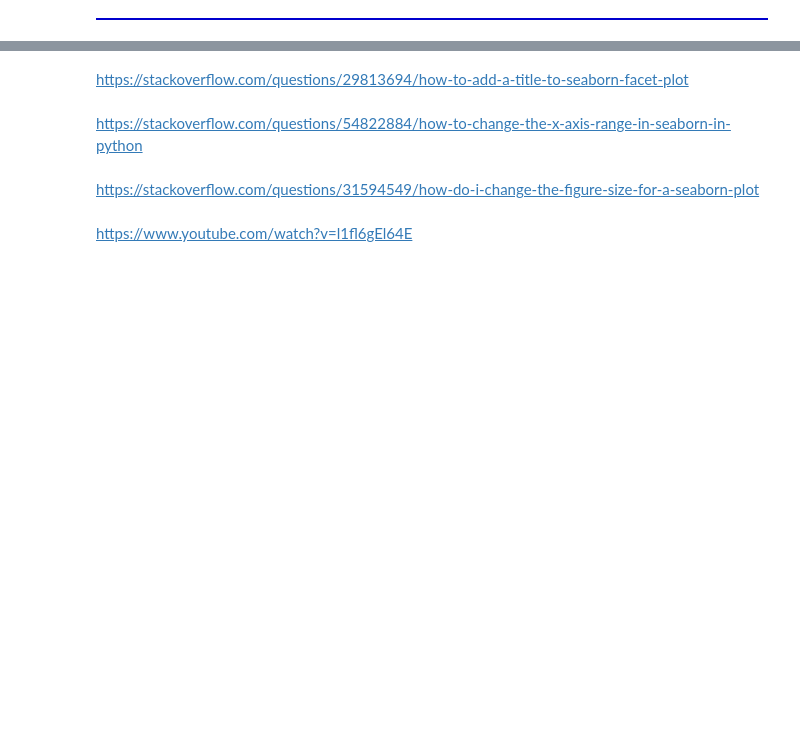
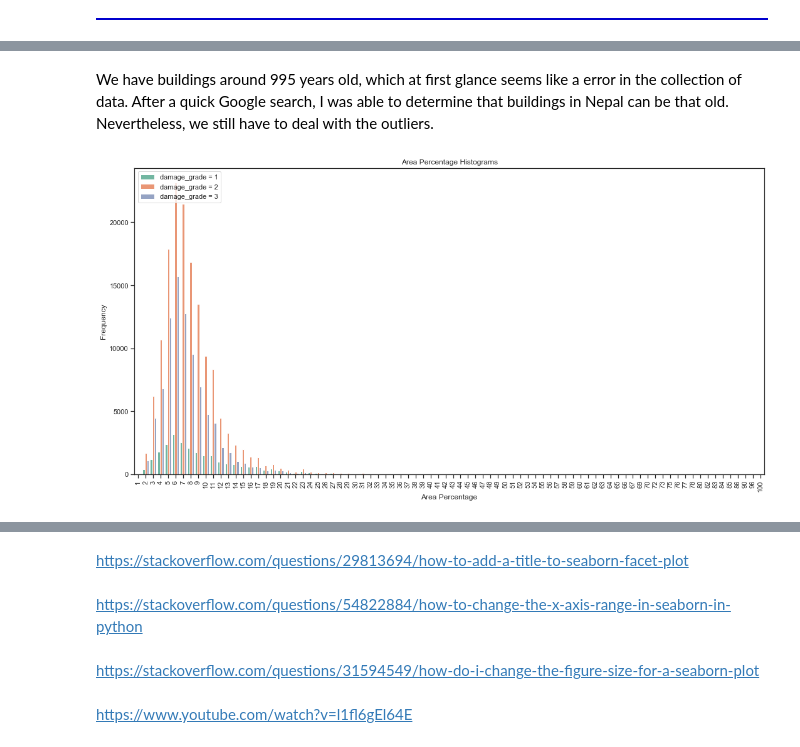
Before and after one commit to jshah39/DataSci, a Jupyter notebook: src/earthquake_combine.ipynb, the cells around one changed output, grey strips where cells are left out. Cells and saved outputs as stored; diff of their text form; code cells hidden in the pictures; blank space fills up the shorter version.

```diff
--- a/src/earthquake_combine.ipynb
+++ b/src/earthquake_combine.ipynb
@@ -921,0 +1024,13 @@ https://stackoverflow.com/questions/19746350/how-does-one-change-color-in-markdo
+# %% [markdown]
+We have buildings around 995 years old, which at first glance seems like a error in the collection of data. After a quick Google search, I was able to determine that buildings in Nepal can be that old. Nevertheless, we still have to deal with the outliers.
+# %%
+plt.figure(figsize=(18,9))
+sb.countplot(x=data["area_percentage"],hue=labels["damage_grade"])
+plt.ylabel("Frequency")
+plt.xlabel("Area Percentage")
+plt.xticks(rotation=90)
+plt.title("Area Percentage Histograms")
+plt.legend(["damage_grade = 1","damage_grade = 2","damage_grade = 3"])
+plt.show()
+# %% [output]
+[figure, added]
```
Also changed, not shown: parts of 53 cells of this notebook.
